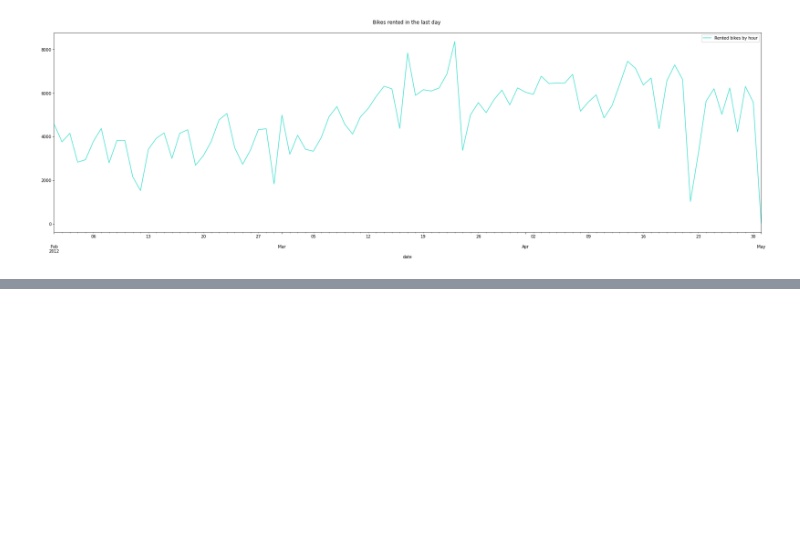
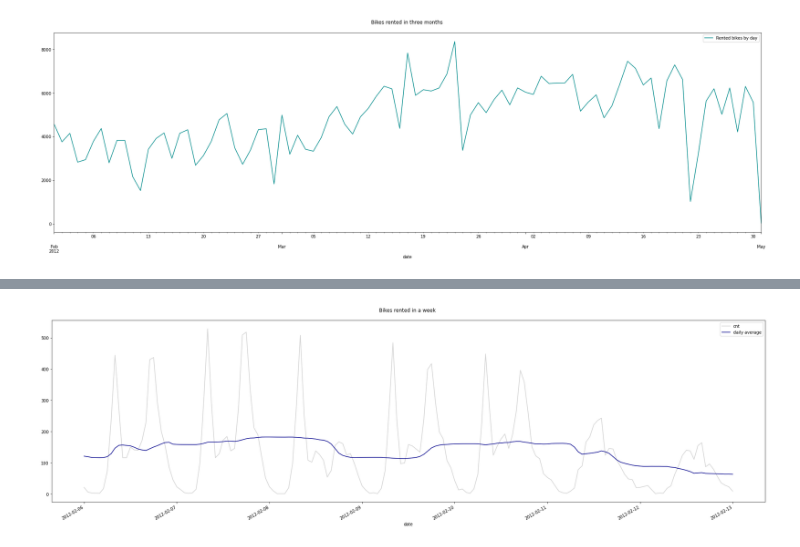
Before and after one commit to mateoricio/chicago_reting_bikes_forecasting, a Jupyter notebook: chicago_bikes_forecasting.ipynb, the cells around one changed output, grey strips where cells are left out. Cells and saved outputs as stored; diff of their text form; code cells hidden in the pictures; blank space fills up the shorter version.

```diff
--- a/chicago_bikes_forecasting.ipynb
+++ b/chicago_bikes_forecasting.ipynb
@@ -71,0 +84,5 @@ df_ts['2012-02-01 00:00:00':'2012-05-01 00:00:00'].resample('d').sum().plot(figs
+# %%
+df_ts = pd.concat([
+    df_ts,
+    df_ts.copy().rolling(24).mean().rename('daily average')],
+    axis = 1)
@@ -71,0 +106,8 @@ df_ts['2012-02-01 00:00:00':'2012-05-01 00:00:00'].resample('d').sum().plot(figs
+# %%
+df_ts['2012-02-06 00:00:00':'2012-02-13 00:00:00'].\
+    plot(figsize = fig_size, title = 'Bikes rented in a week \n',
+        color = ({'cnt':'lightgrey', 'daily average':'darkblue'}),
+        label = 'Rented bikes by hour',
+        legend = True);
+# %% [output]
+[figure, added]
```
Also changed, not shown: parts of 15 cells of this notebook.
